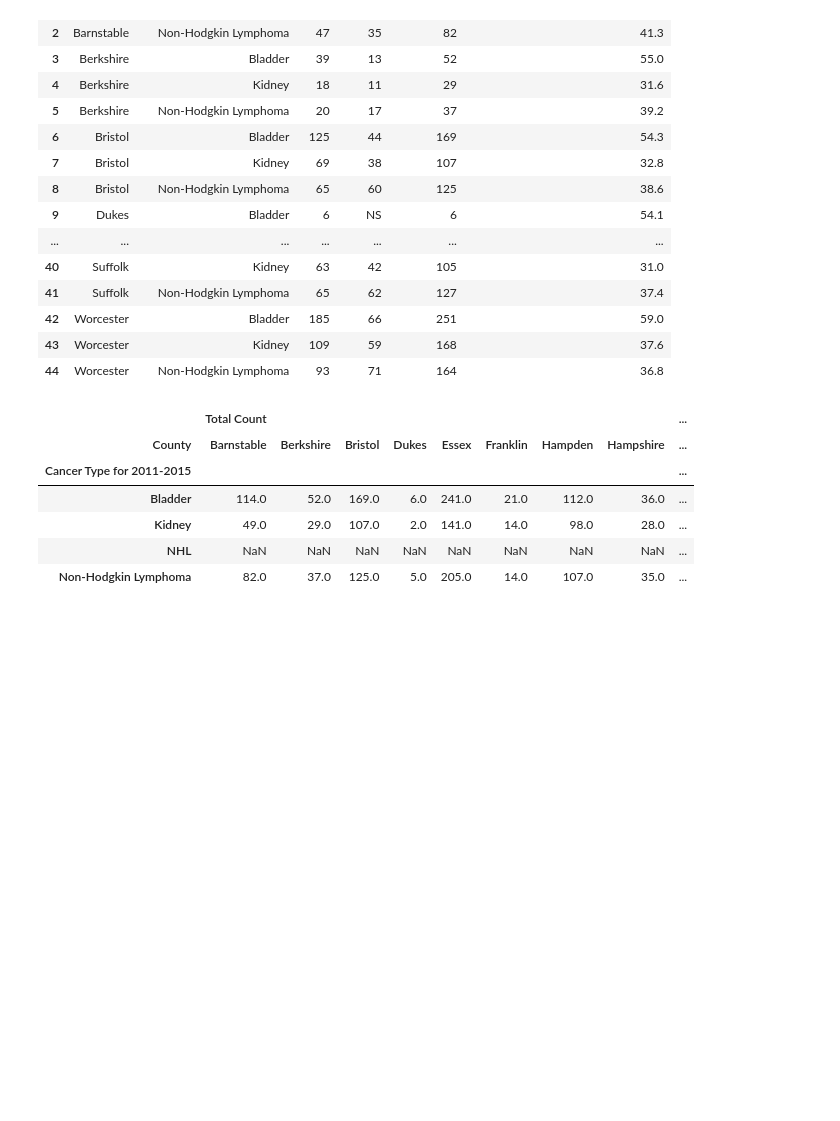
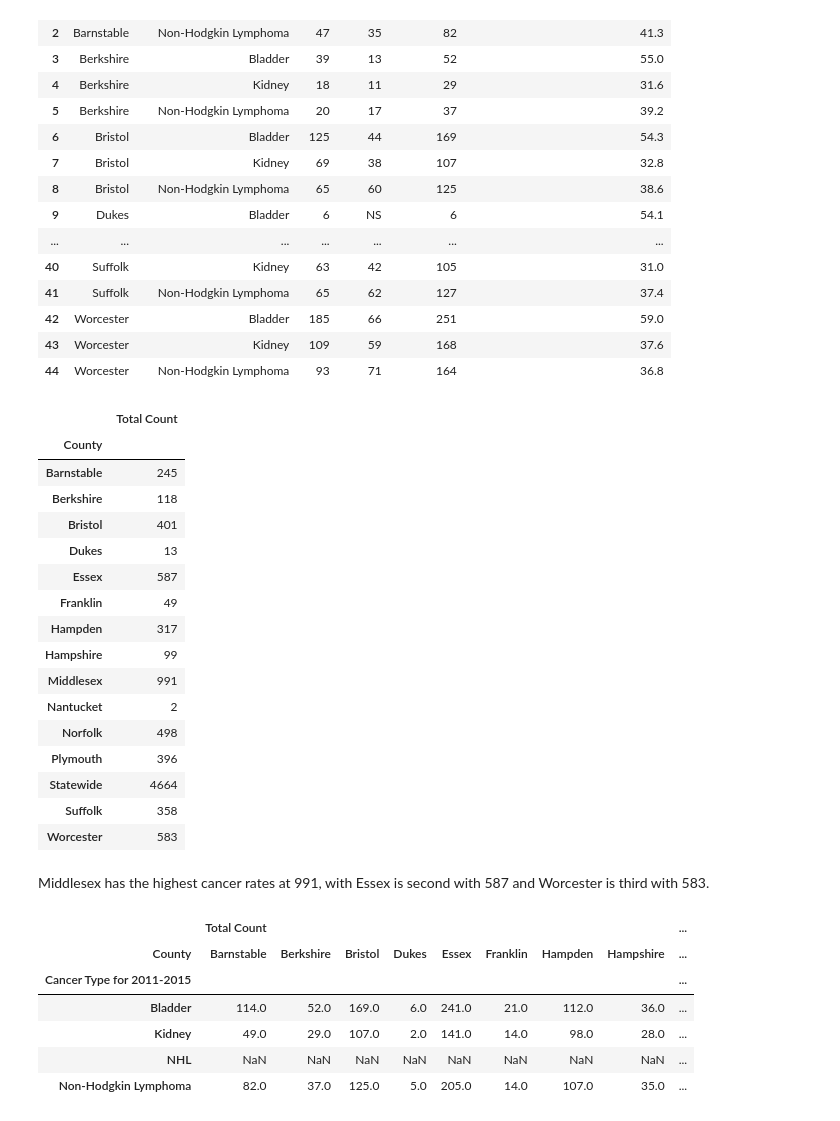
Before and after one commit to pmSLUMSHDS/hds5210-2023, a Jupyter notebook: final/final.ipynb, the cells around one changed output. Drawn from its saved outputs; the diff is of its cells as text; code cells hidden in the pictures; blank space fills up the shorter version.

```diff
--- a/final/final.ipynb
+++ b/final/final.ipynb
@@ -738,6 +753,30 @@ all_cancer_TOTAL
 | 42 | Worcester | Bladder | 185 | 66 | 251 | 59.0 |
 | 43 | Worcester | Kidney | 109 | 59 | 168 | 37.6 |
 | 44 | Worcester | Non-Hodgkin Lymphoma | 93 | 71 | 164 | 36.8 |
+# %%
+#how many total cases of cancer in each county
+
+all_cancer_TOTAL.groupby(['County']).agg({'Total Count': 'sum'})
+# %% [output]
+|  | Total Count |
+| County |  |
+| Barnstable | 245 |
+| Berkshire | 118 |
+| Bristol | 401 |
+| Dukes | 13 |
+| Essex | 587 |
+| Franklin | 49 |
+| Hampden | 317 |
+| Hampshire | 99 |
+| Middlesex | 991 |
+| Nantucket | 2 |
+| Norfolk | 498 |
+| Plymouth | 396 |
+| Statewide | 4664 |
+| Suffolk | 358 |
+| Worcester | 583 |
+# %% [markdown]
+Middlesex has the highest cancer rates at 991, with Essex is second with 587 and Worcester is third with 583.
 # %%
 cancer_pivoting = all_cancer_TOTAL.pivot_table(
     values=["Total Count"],
```
Also changed, not shown: parts of 11 cells of this notebook.
